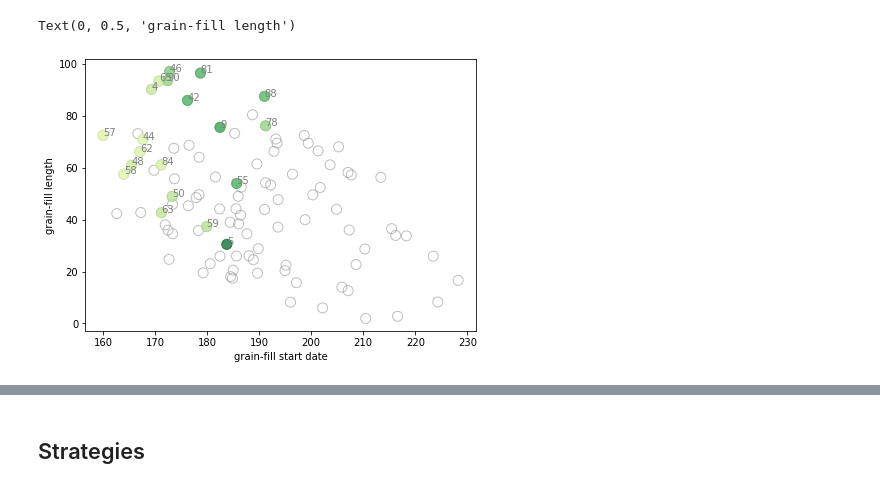
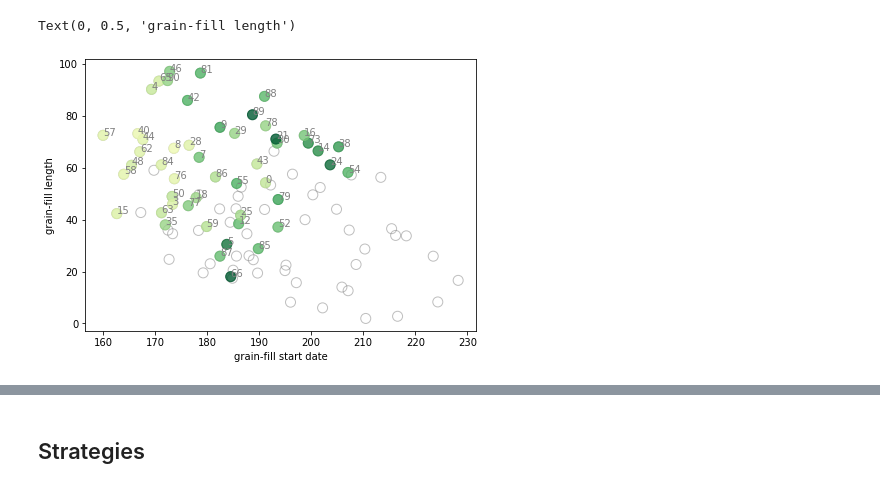
Before and after one commit to jennhsiao/upscale, a Jupyter notebook: notebooks/analys_strategies.ipynb, the cells around one changed output, grey strips where cells are left out. Cells and saved outputs as stored; diff of their text form; code cells hidden in the pictures.

```diff
--- a/notebooks/analys_strategies.ipynb
+++ b/notebooks/analys_strategies.ipynb
@@ -57,32 +76,34 @@ df_gseason_climate = pd.read_csv(os.path.join(DATA_PATH, 'sims', f'sims_{run_nam
 gf_startdates = df_phenology[df_phenology.pheno=='"grainFill"'].groupby(['cvar']).mean()['jday']
 gf_lengths = df_phenology[df_phenology.pheno=='"grainFill"'].groupby(['cvar']).mean()['pheno_days']
 
 # fetch top phenos
-phenos = rank_top_phenos('present',20,1,1)[:20]
+#phenos = rank_top_phenos('present',20,1,1)[:20]
+phenos = rank_top_phenos('present',20,1,1)
+
 
 # visualization
 fig = plt.figure(figsize=(7,5))
 ax = fig.add_subplot(1,1,1)
 
 ax.scatter(gf_startdates, gf_lengths, alpha=0.5, s=100,
            facecolor='none', edgecolor='grey')
 
 for pheno in phenos:
     ax.annotate(pheno, (gf_startdates[pheno], gf_lengths[pheno]), color='grey')
 
 gfs = [gf_startdates[pheno] for pheno in phenos]
 gfl = [gf_lengths[pheno] for pheno in phenos]
 
 LAs = []
 for pheno in phenos:
     LA = df_leaves.query(f'cvar=={pheno}').groupby('site').max()['LA'].mean()
     LAs.append(LA)
 
 ax.scatter(gfs, gfl, c=LAs, s=100, cmap=YlGn_8.mpl_colormap,
            vmin=500, vmax=8000, alpha=0.8)
 
 ax.set_xlabel('grain-fill start date')
 ax.set_ylabel('grain-fill length')
 # %% [output]
 Text(0, 0.5, 'grain-fill length')
-[figure, old version]
+[figure, new version]
```
Also changed, not shown: parts of 33 cells of this notebook, 2 other files.
